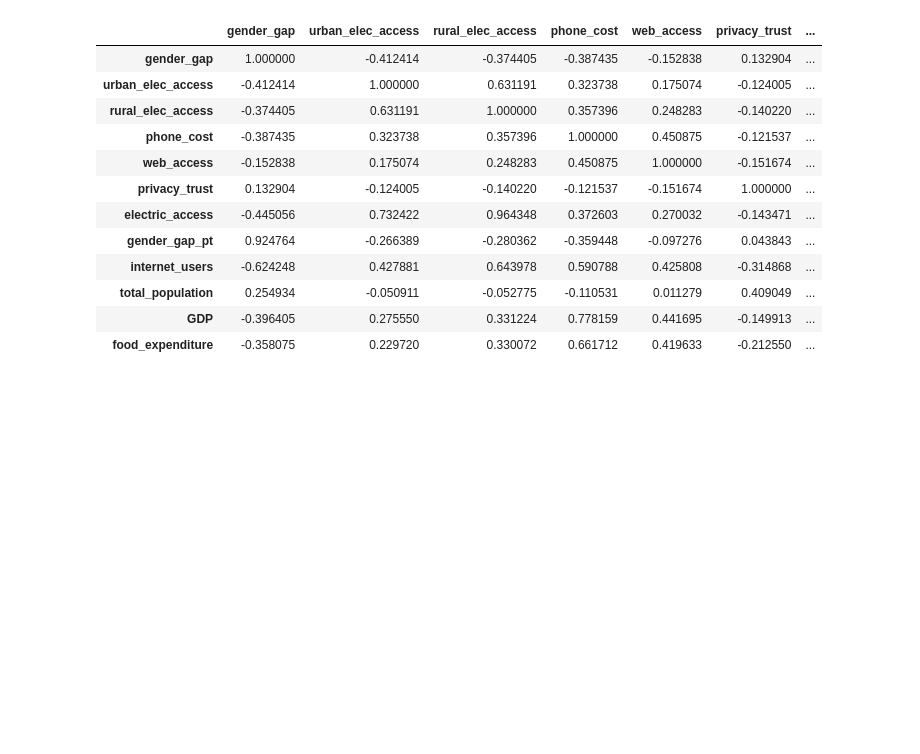
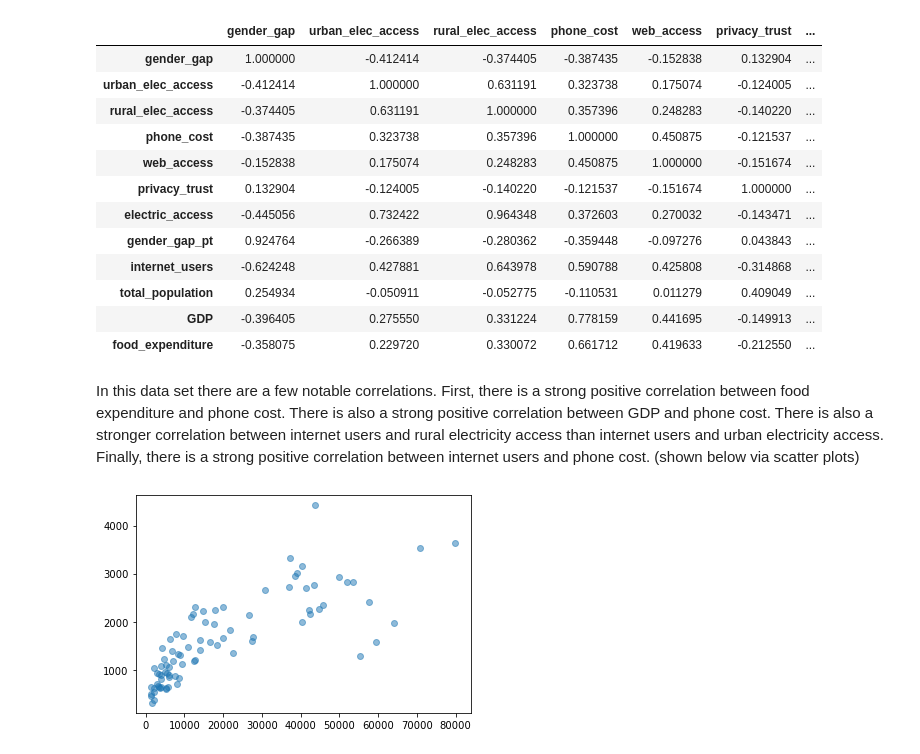
Before and after one commit to tklausner/info2950-project, a Jupyter notebook: INFO2950_Project.ipynb, the cells around one changed output. Drawn from its saved outputs; the diff is of its cells as text; code cells hidden in the pictures; blank space fills up the shorter version.

Commit message:
Add files via upload
added scatter plots and description under the correlation chart (check to see if what i said makes sense)

```diff
--- a/INFO2950_Project.ipynb
+++ b/INFO2950_Project.ipynb
@@ -207,3 +207,10 @@ if_data.corr()
 | total_population | 0.254934 | -0.050911 | -0.052775 | -0.110531 | 0.011279 | 0.409049 | ... |
 | GDP | -0.396405 | 0.275550 | 0.331224 | 0.778159 | 0.441695 | -0.149913 | ... |
 | food_expenditure | -0.358075 | 0.229720 | 0.330072 | 0.661712 | 0.419633 | -0.212550 | ... |
+# %% [markdown]
+In this data set there are a few notable correlations. First, there is a strong positive correlation between food expenditure and phone cost. There is also a strong positive correlation between GDP and phone cost. There is also a stronger correlation between internet users and rural electricity access than internet users and urban electricity access. Finally, there is a strong positive correlation between internet users and phone cost. (shown below via scatter plots)
+# %%
+plt.scatter(if_data['GDP'],if_data['food_expenditure'], alpha=0.5)
+plt.show()
+# %% [output]
+[figure, added]
```
Also changed, not shown: parts of 9 cells of this notebook.
